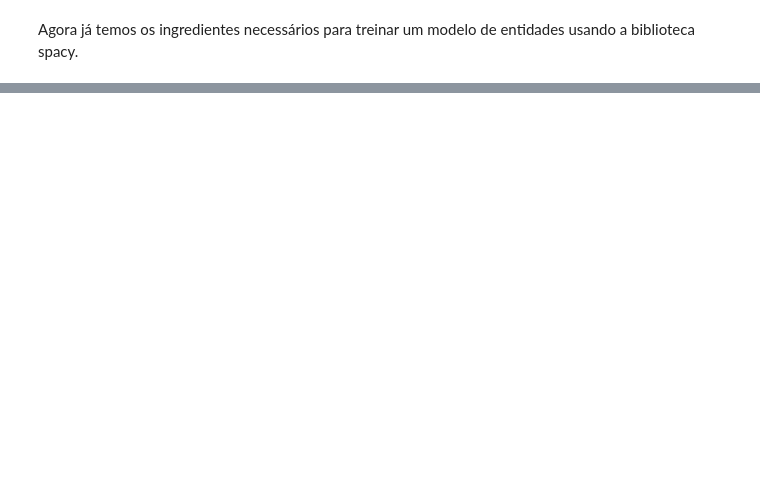
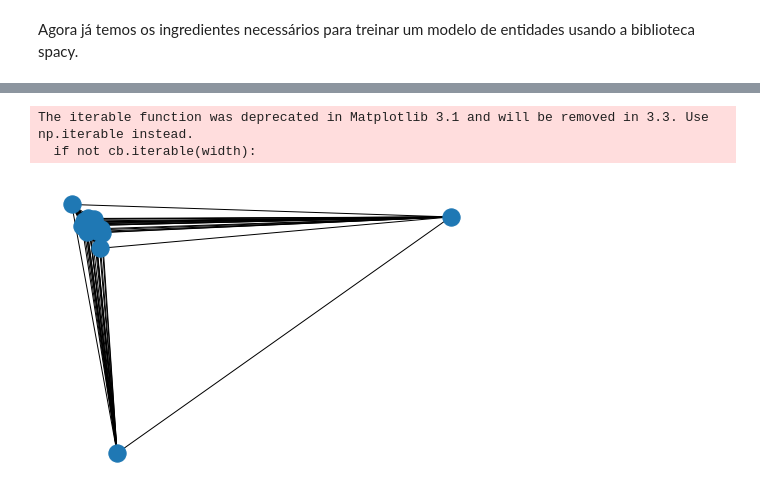
Before and after one commit to fccoelho/text-mining-cientistas-sociais, a Jupyter notebook: Capitulo_3.ipynb, the cells around one changed output, grey strips where cells are left out. Saved outputs shown, nothing was run; the diff lists cells and outputs as text; code cells hidden in the pictures; blank space fills up the shorter version.

```diff
--- a/Capitulo_3.ipynb
+++ b/Capitulo_3.ipynb
@@ -17,7 +17,7 @@ Em seguida podemos carregar os verbetes bográficos que salvamos no nosso banco
 # %%
 eng = create_engine("sqlite:///minha_tabela.sqlite")
 #dhbb = pd.read_sql_table('resultados')
-biograficos = pd.read_sql_query('select * from resultados where natureza="biográfico"', con=eng)
+biograficos = pd.read_sql_query('select * from resultados', con=eng)
 biograficos.head()
 # %% [output]
 |  | index | arquivo | title | natureza | sexo | cargos | corpo |
@@ -210,0 +272,15 @@ def main(model=pt, output_dir=dhbb_nlp, n_iter=100):
+# %%
+G = nx.Graph()
+
+for i,verb1 in tqdm(enumerate(biograficos.itertuples())):
+    for j,verb2 in enumerate(biograficos.itertuples()):
+        if j>=i:
+            continue
+        doc1 = nlp(verb1.corpo)
+        doc2 = nlp(verb2.corpo)
+        sim = doc1.similarity(doc2)
+        print(sim)
+        if sim > 0.9:
+            G.add_edge(verb1.title, verb2.title, weight=sim)
+    if len(G.nodes)>20:
+        break
@@ -210,0 +367,6 @@ def main(model=pt, output_dir=dhbb_nlp, n_iter=100):
+# %%
+nx.draw(G, pos=nx.spectral_layout(G, weight='similarity'));
+# %% [output]
+The iterable function was deprecated in Matplotlib 3.1 and will be removed in 3.3. Use np.iterable instead.
+  if not cb.iterable(width):
+[figure, added]
```
Also changed, not shown: parts of 20 cells of this notebook, 3 other files.
